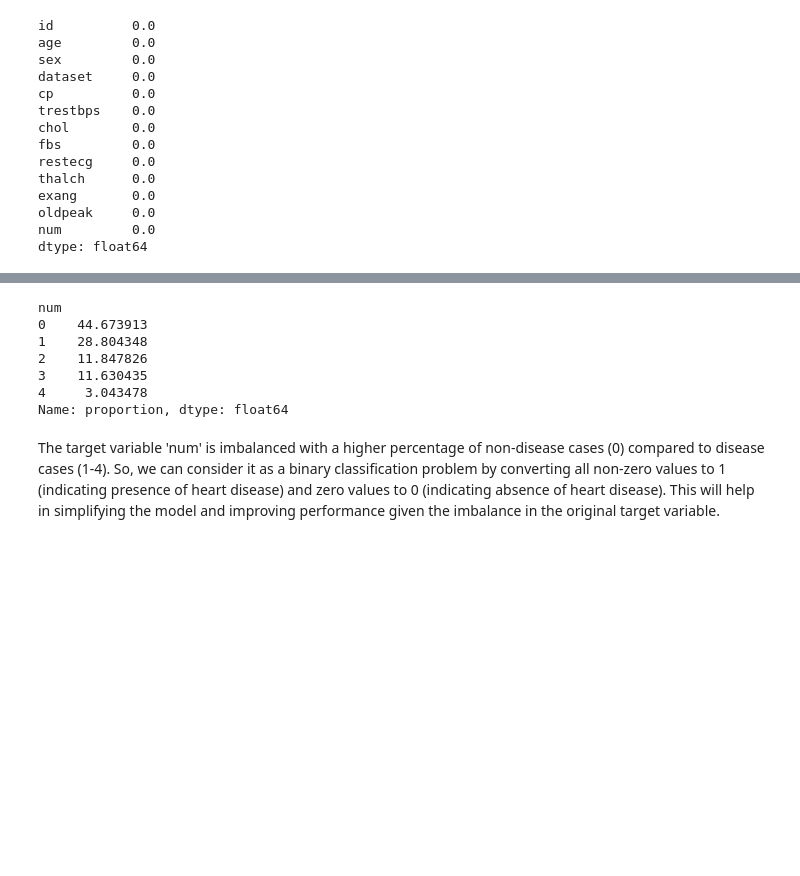
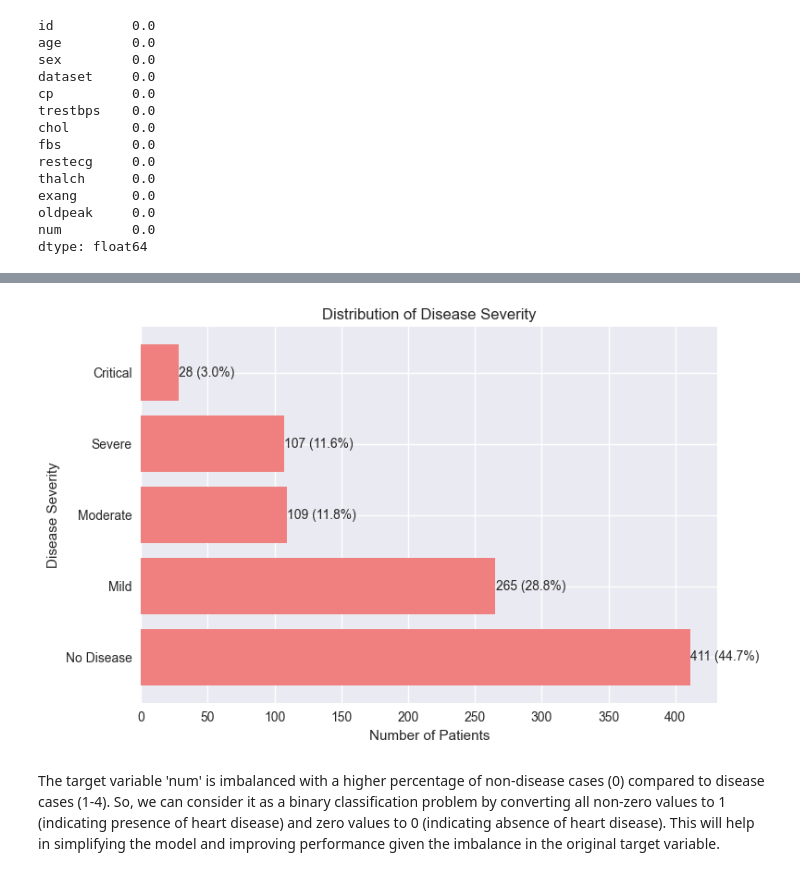
Before and after one commit to Data200-Jan2026/project-clueless, a Jupyter notebook: WeeklyDeliverables/ExploratoryDataAnalysis.ipynb, the cells around one changed output, grey strips where cells are left out. Cells and saved outputs as stored; diff of their text form; code cells hidden in the pictures; blank space fills up the shorter version.

```diff
--- a/WeeklyDeliverables/ExploratoryDataAnalysis.ipynb
+++ b/WeeklyDeliverables/ExploratoryDataAnalysis.ipynb
@@ -201,14 +241,34 @@ memory usage: 93.6+ KB
-# %%
-df['num'].value_counts()
-df['num'].value_counts(normalize=True) * 100
-# %% [output]
-num
-0    44.673913
-1    28.804348
-2    11.847826
-3    11.630435
-4     3.043478
-Name: proportion, dtype: float64
+# %%
+disease_mapping = {
+    0: 'No Disease',
+    1: 'Mild',
+    2: 'Moderate',
+    3: 'Severe',
+    4: 'Critical'
+}
+
+counts = df['num'].value_counts().sort_index()
+percentages = df['num'].value_counts(normalize=True).sort_index() * 100
+
+counts.index = counts.index.map(disease_mapping)
+percentages.index = percentages.index.map(disease_mapping)
+
+plt.figure(figsize=(8,5))
+bars = plt.barh(counts.index, counts.values, color='lightcoral')
+plt.xlabel("Number of Patients")
+plt.ylabel("Disease Severity")
+plt.title("Distribution of Disease Severity")
+
+for i, bar in enumerate(bars):
+    width = bar.get_width()
+    plt.text(width + 0.5, bar.get_y() + bar.get_height()/2,
+             f"{width} ({percentages.iloc[i]:.1f}%)",
+             va='center')
+
+plt.tight_layout()
+plt.show()
+# %% [output]
+[figure, added]
 # %% [markdown]
 The target variable 'num' is imbalanced with a higher percentage of non-disease cases (0) compared to disease cases (1-4). So, we can consider it as a binary classification problem by converting all non-zero values to 1 (indicating presence of heart disease) and zero values to 0 (indicating absence of heart disease). This will help in simplifying the model and improving performance given the imbalance in the original target variable.
 # %%
```
Also changed, not shown: parts of 10 cells of this notebook, 1 other file.
